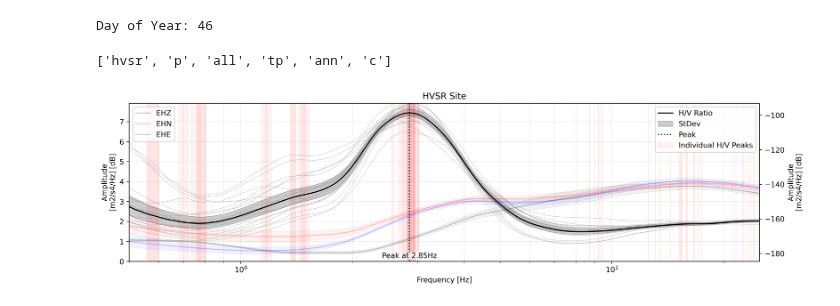
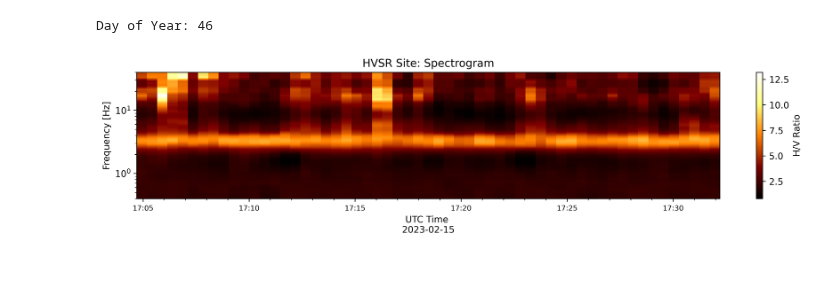
Before and after one commit to RJbalikian/SPRIT-HVSR, a Jupyter notebook: working_notebook.ipynb, the cells around one changed output. Drawn from its saved outputs; the diff is of its cells as text; code cells hidden in the pictures; blank space fills up the shorter version.

Commit message:
update plotting functions

```diff
--- a/working_notebook.ipynb
+++ b/working_notebook.ipynb
@@ -38,13 +38,12 @@ Using default metadata file for Raspberry Shake v.7 contained in repository at
 # %%
 params = sprit.get_metadata(params)
 stream = sprit.fetch_data(params, source='dir', trim_dir=trimDir)
-params = sprit.generate_ppsds(params=params, stream=stream, ppsd_length=120, overlap=0.25, period_step_octaves=0.001)
+params = sprit.generate_ppsds(params=params, stream=stream, ppsd_length=60, overlap=0.5, period_step_octaves=0.01)
 hvsr_dict = sprit.process_hvsr(params=params, method=4, resample=False, smooth=10)
-hvsr_dict = sprit.check_peaks(hvsr_dict=hvsr_dict, hvsr_band=[0.5, 25], do_rank=True)
+hvsr_dict = sprit.check_peaks(hvsr_dict=hvsr_dict)
 # %% [output]
 Day of Year: 46
 # %%
-sprit.hvplot(hvsr_dict, kind='hvsr p all tp ann c', grid='both', show=True)
+sprit.hvplot(hvsr_dict, kind='specgram', show=True)
 # %% [output]
-['hvsr', 'p', 'all', 'tp', 'ann', 'c']
-[figure, old version]
+[figure, new version]
```
Also changed, not shown: parts of 1 cell of this notebook, 1 other file.
